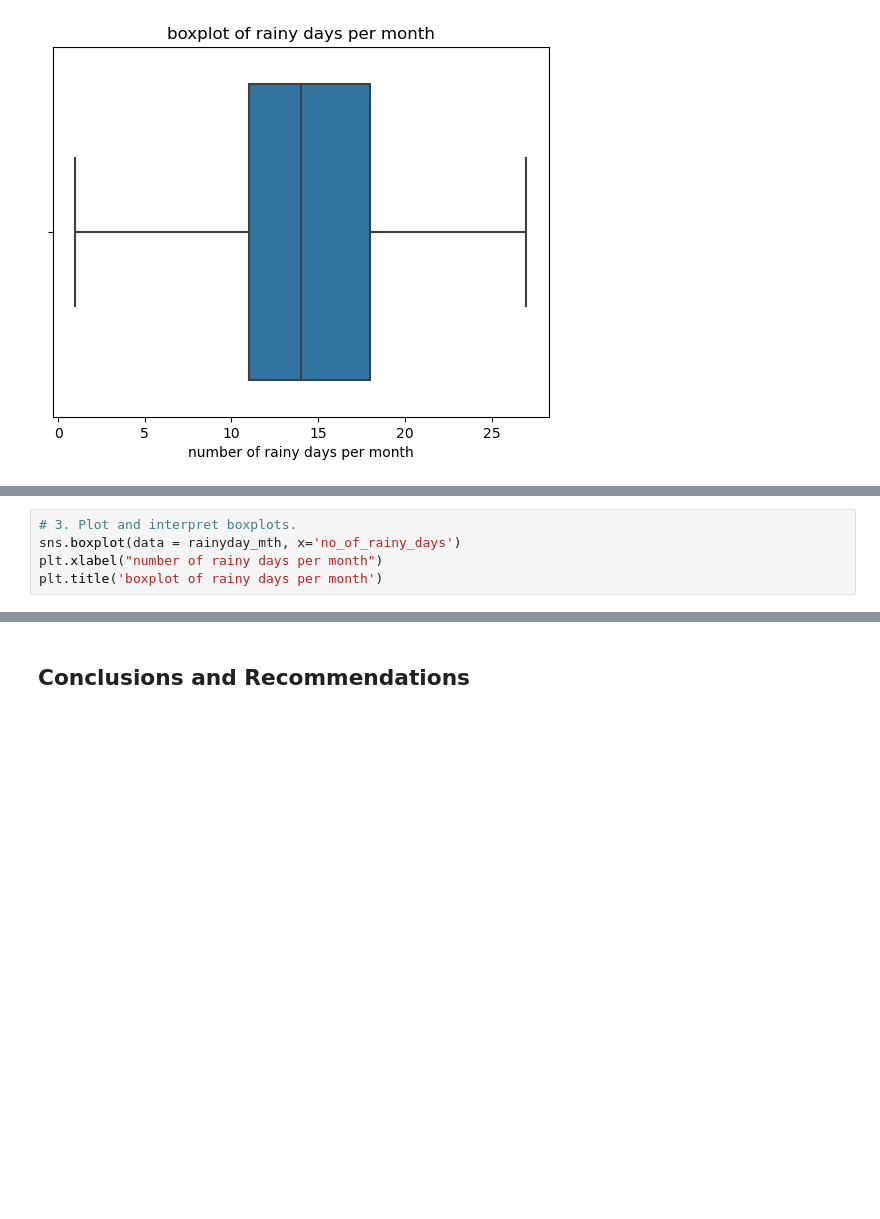
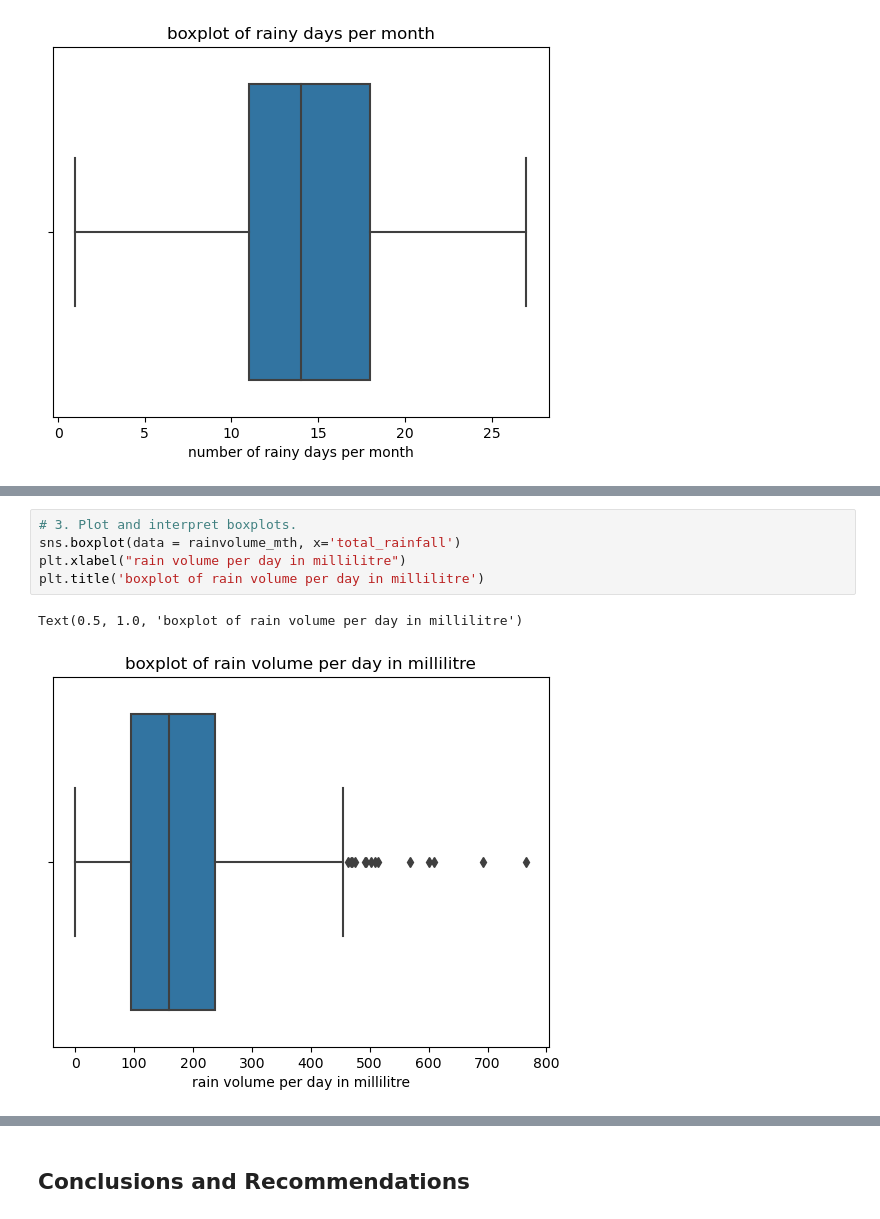
Before and after one commit to Kamlarp/project_1, a Jupyter notebook: Technical Report.ipynb, the cells around one changed output, grey strips where cells are left out. Saved outputs shown, nothing was run; the diff lists cells and outputs as text; blank space fills up the shorter version.

```diff
--- a/Technical Report.ipynb
+++ b/Technical Report.ipynb
@@ -982,5 +988,8 @@ Text(0.5, 1.0, 'boxplot of rainy days per month')
 # %%
 # 3. Plot and interpret boxplots.
-sns.boxplot(data = rainyday_mth, x='no_of_rainy_days')
-plt.xlabel("number of rainy days per month")
-plt.title('boxplot of rainy days per month')
+sns.boxplot(data = rainvolume_mth, x='total_rainfall')
+plt.xlabel("rain volume per day in millilitre")
+plt.title('boxplot of rain volume per day in millilitre')
+# %% [output]
+Text(0.5, 1.0, 'boxplot of rain volume per day in millilitre')
+[figure, added]
```
Also changed, not shown: parts of 18 cells of this notebook.
